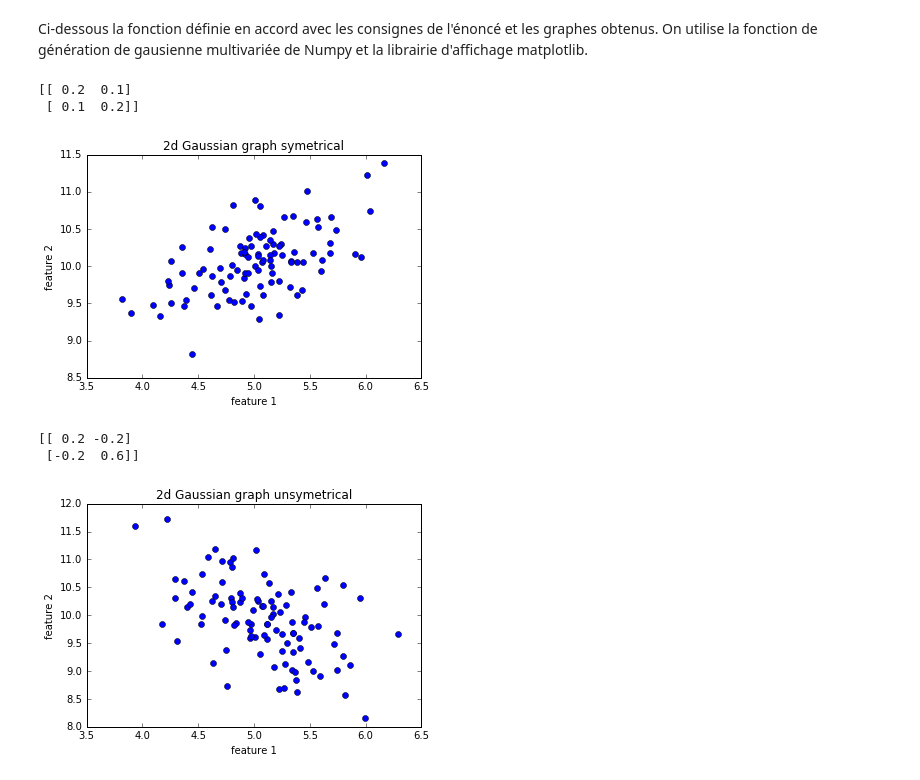
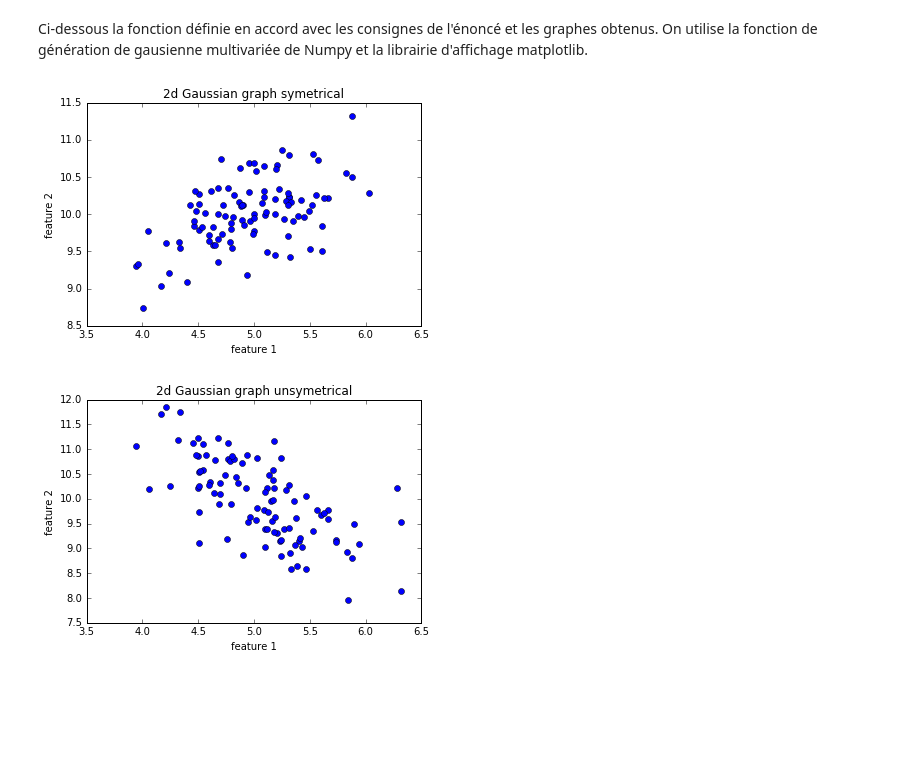
Before and after one commit to mamemor2/School-Projects, a Jupyter notebook: TP_evaluationclassif_MMF.ipynb, the cells around one changed output. Cells and saved outputs as stored; diff of their text form; code cells hidden in the pictures; blank space fills up the shorter version.

```diff
--- a/TP_evaluationclassif_MMF.ipynb
+++ b/TP_evaluationclassif_MMF.ipynb
@@ -532,27 +532,23 @@ Ci-dessous la fonction définie en accord avec les consignes de l'énoncé et le
 # %%
 %matplotlib inline
 
 import numpy as np
 import matplotlib.pyplot as plt
 mu=np.array([5,10])
 sigma=np.array([[0.2,0.1],[0.1,0.2]])
 sigma2=np.array([[0.2,-0.2],[-0.2,0.6]])
 
 def plot_gaussian(mu, sigma, title='2d Gaussian graph'):
     x,y=np.random.multivariate_normal(mu,sigma,100).T
-    if np.array_equal(sigma.transpose(),sigma)==False : print('Matrice Sigma non-symétrique')"
+    if np.array_equal(sigma.transpose(),sigma)==False : print('Matrice Sigma non-symétrique')
     plt.title(title)
     plt.plot(x, y,'o')
     plt.xlabel('feature 1')
     plt.ylabel('feature 2')
     plt.show()
 
 plot_gaussian(mu,sigma,title='2d Gaussian graph symetrical')
 plot_gaussian(mu,sigma=sigma2,title='2d Gaussian graph unsymetrical')
 # %% [output]
-[[ 0.2  0.1]
- [ 0.1  0.2]]
-[figure, old version]
+[figure, new version]
-[[ 0.2 -0.2]
- [-0.2  0.6]]
-[figure, old version]
+[figure, new version]
```
Also changed, not shown: parts of 2 cells of this notebook.
